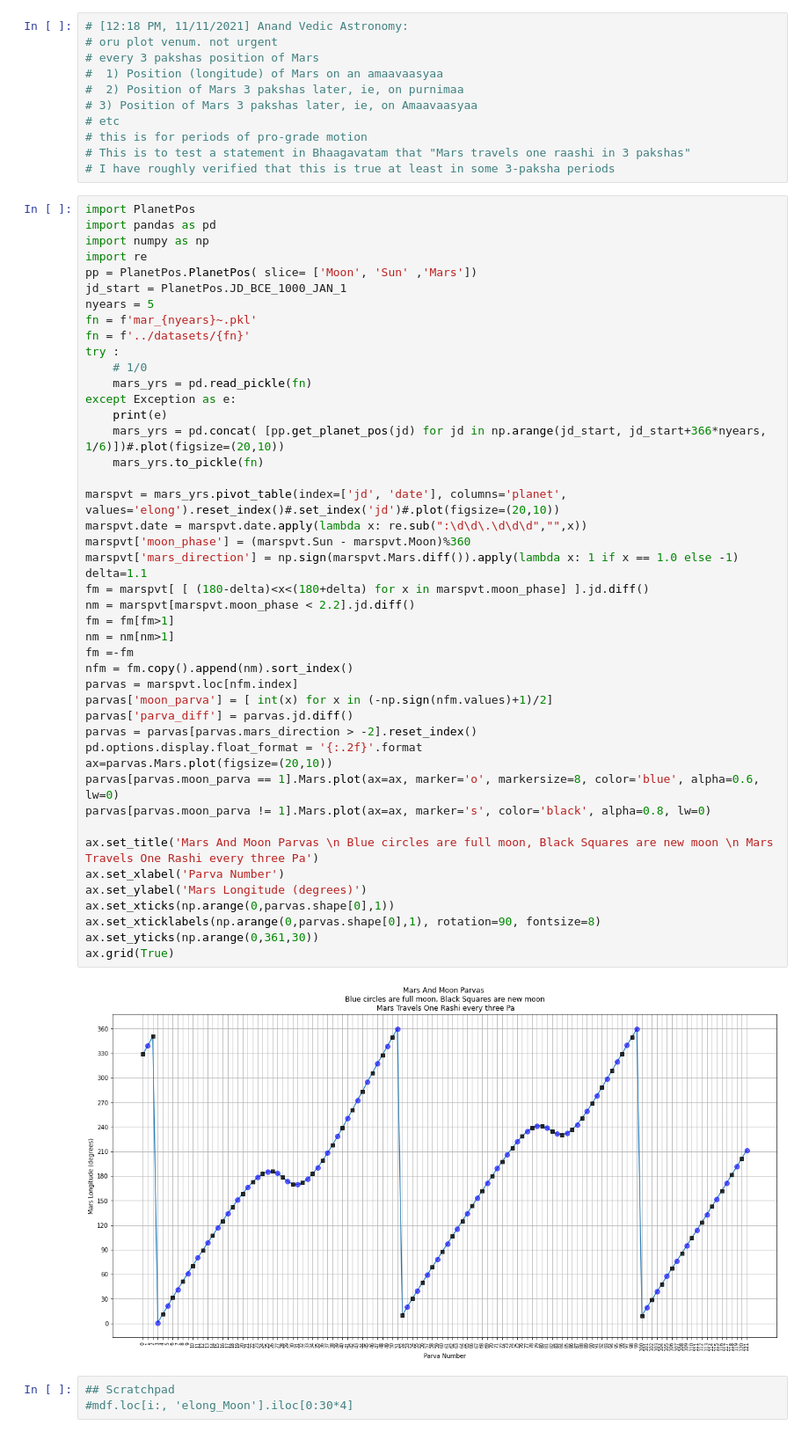
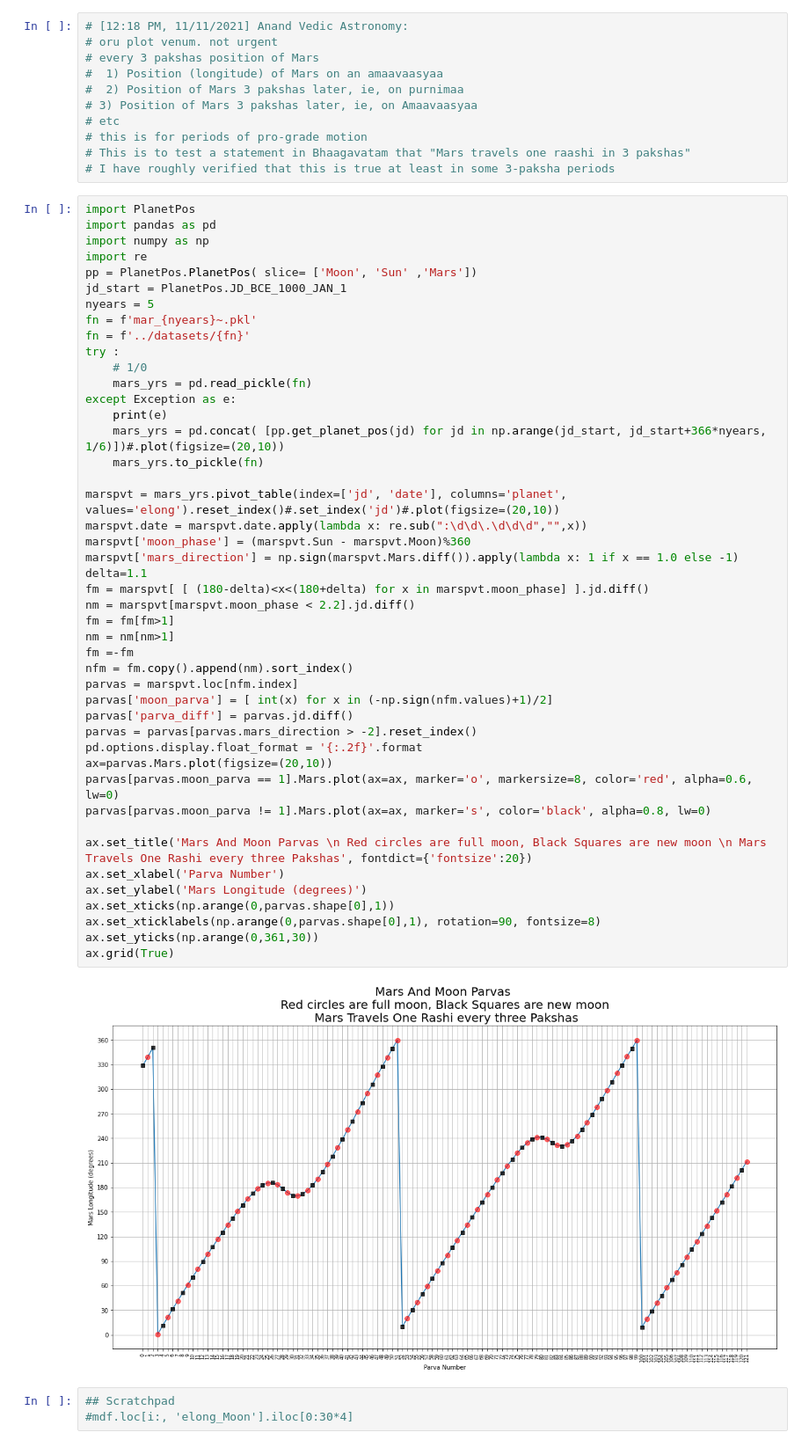
Before and after one commit to suchakr/cahc-utils, a Jupyter notebook: jyotisha/cahc_explore.ipynb, the cells around one changed output. Shown at 88% size. Saved outputs shown, nothing was run; the diff lists cells and outputs as text.

```diff
--- a/jyotisha/cahc_explore.ipynb
+++ b/jyotisha/cahc_explore.ipynb
@@ -183,36 +183,36 @@ except Exception as e:
 	print(e)
 	mars_yrs = pd.concat( [pp.get_planet_pos(jd) for jd in np.arange(jd_start, jd_start+366*nyears, 1/6)])#.plot(figsize=(20,10))
 	mars_yrs.to_pickle(fn)
 
 marspvt = mars_yrs.pivot_table(index=['jd', 'date'], columns='planet', values='elong').reset_index()#.set_index('jd')#.plot(figsize=(20,10))
 marspvt.date = marspvt.date.apply(lambda x: re.sub(":\d\d\.\d\d\d","",x))
 marspvt['moon_phase'] = (marspvt.Sun - marspvt.Moon)%360
 marspvt['mars_direction'] = np.sign(marspvt.Mars.diff()).apply(lambda x: 1 if x == 1.0 else -1)
 delta=1.1
 fm = marspvt[ [ (180-delta)<x<(180+delta) for x in marspvt.moon_phase] ].jd.diff()
 nm = marspvt[marspvt.moon_phase < 2.2].jd.diff()
 fm = fm[fm>1]
 nm = nm[nm>1]
 fm =-fm
 nfm = fm.copy().append(nm).sort_index()
 parvas = marspvt.loc[nfm.index]
 parvas['moon_parva'] = [ int(x) for x in (-np.sign(nfm.values)+1)/2]
 parvas['parva_diff'] = parvas.jd.diff()
 parvas = parvas[parvas.mars_direction > -2].reset_index()
 pd.options.display.float_format = '{:.2f}'.format
 ax=parvas.Mars.plot(figsize=(20,10))
-parvas[parvas.moon_parva == 1].Mars.plot(ax=ax, marker='o', markersize=8, color='blue', alpha=0.6, lw=0)
+parvas[parvas.moon_parva == 1].Mars.plot(ax=ax, marker='o', markersize=8, color='red', alpha=0.6, lw=0)
 parvas[parvas.moon_parva != 1].Mars.plot(ax=ax, marker='s', color='black', alpha=0.8, lw=0)
 
-ax.set_title('Mars And Moon Parvas \n Blue circles are full moon, Black Squares are new moon \n Mars Travels One Rashi every three Pa')
+ax.set_title('Mars And Moon Parvas \n Red circles are full moon, Black Squares are new moon \n Mars Travels One Rashi every three Pakshas', fontdict={'fontsize':20})
 ax.set_xlabel('Parva Number')
 ax.set_ylabel('Mars Longitude (degrees)')
 ax.set_xticks(np.arange(0,parvas.shape[0],1))
 ax.set_xticklabels(np.arange(0,parvas.shape[0],1), rotation=90, fontsize=8)
 ax.set_yticks(np.arange(0,361,30))
 ax.grid(True)
 # %% [output]
-[figure, old version]
+[figure, new version]
 # %%
 ## Scratchpad
 #mdf.loc[i:, 'elong_Moon'].iloc[0:30*4]
```
Also changed, not shown: parts of 2 cells of this notebook, 5 other files.
